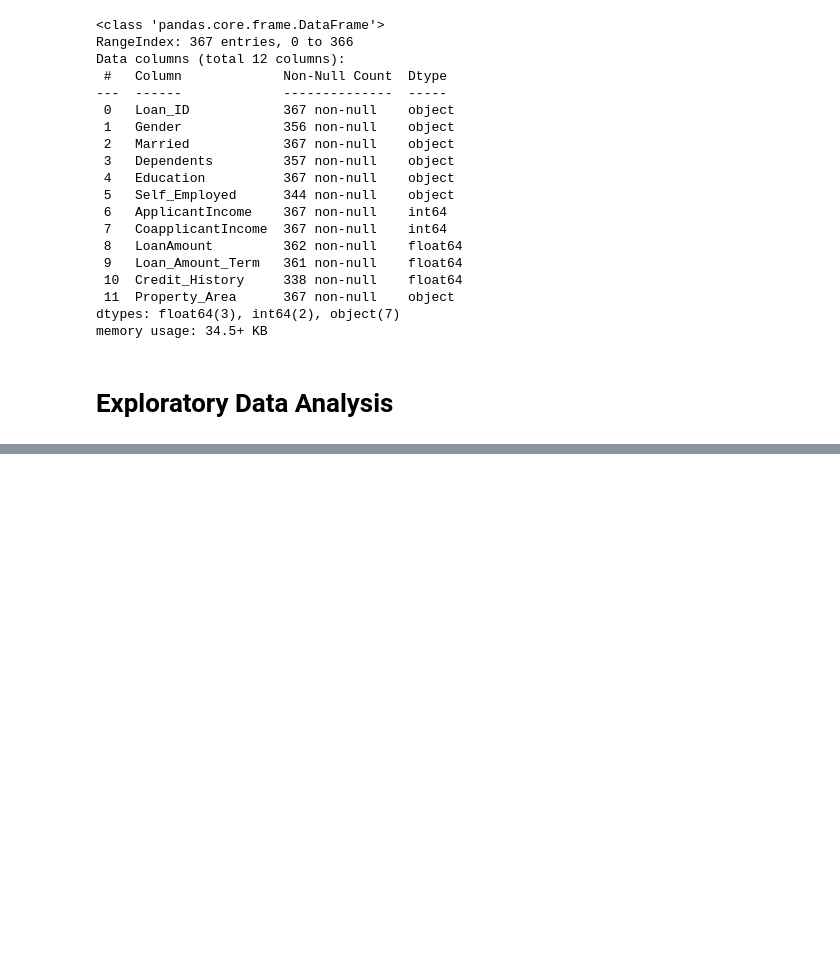
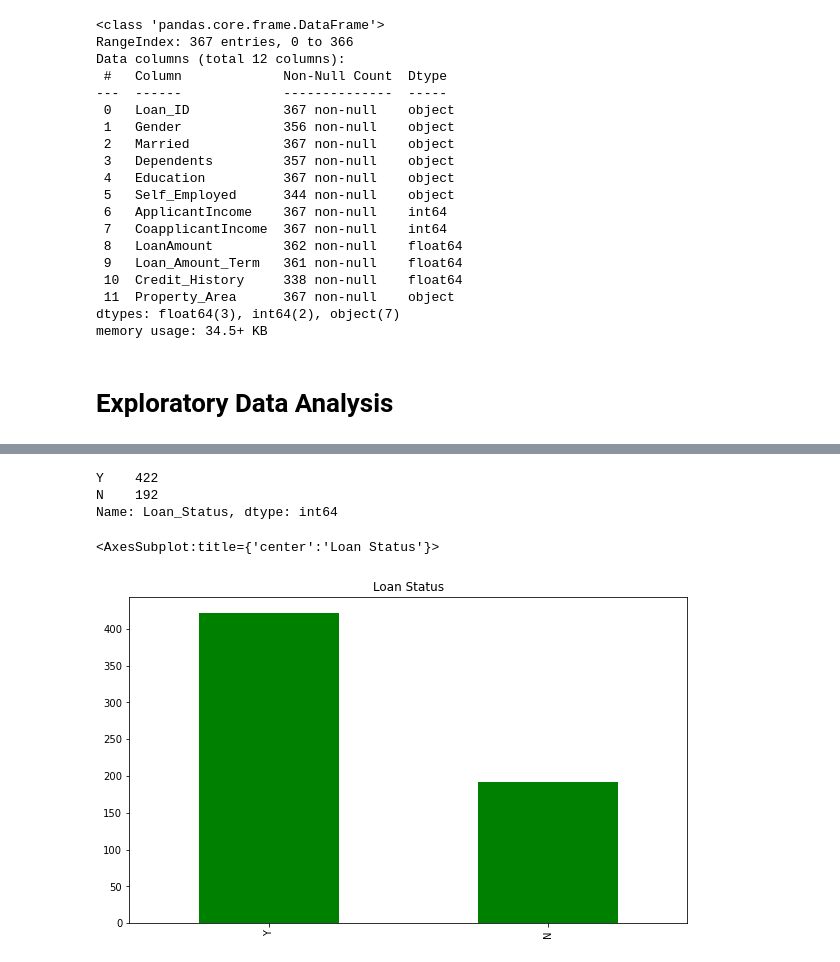
Before and after one commit to kaceejian/Loan-Eligibility-Prediction-ML, a Jupyter notebook: Loan_Eligibility_Prediction_Main.ipynb, the cells around one changed output, grey strips where cells are left out. Cells and saved outputs as stored; diff of their text form; code cells hidden in the pictures; blank space fills up the shorter version.

```diff
--- a/Loan_Eligibility_Prediction_Main.ipynb
+++ b/Loan_Eligibility_Prediction_Main.ipynb
@@ -89,0 +105,11 @@ memory usage: 34.5+ KB
+# %%
+train['Loan_Status'].value_counts()
+# %% [output]
+Y    422
+N    192
+Name: Loan_Status, dtype: int64
+# %%
+train['Loan_Status'].value_counts().plot.bar(figsize=(10,6), color='green', title='Loan Status')
+# %% [output]
+<AxesSubplot:title={'center':'Loan Status'}>
+[figure, added]
```
Also changed, not shown: parts of 6 cells of this notebook.
